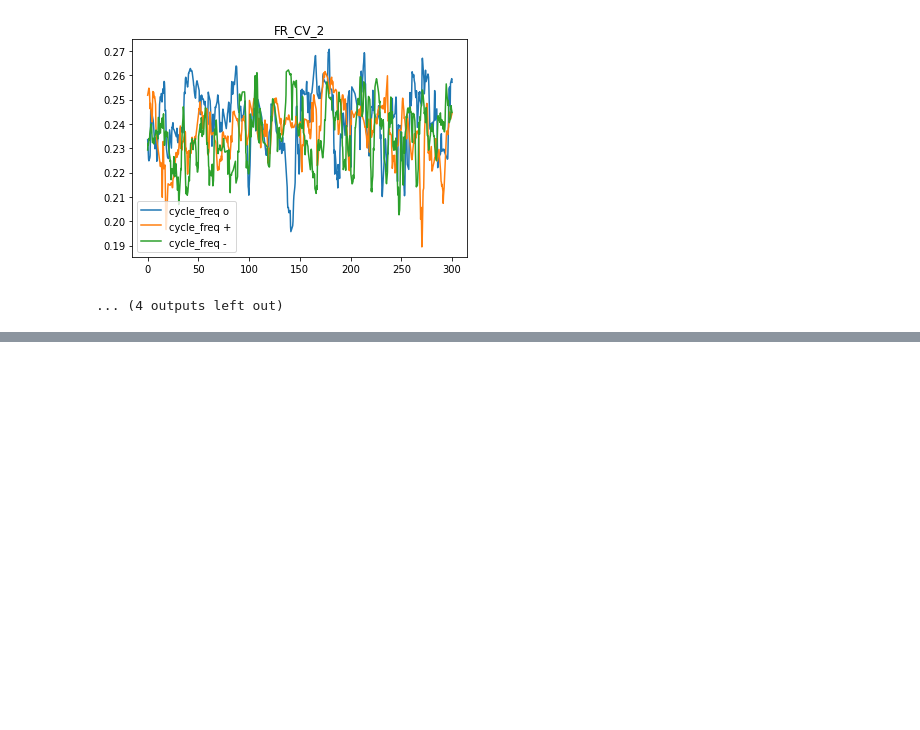
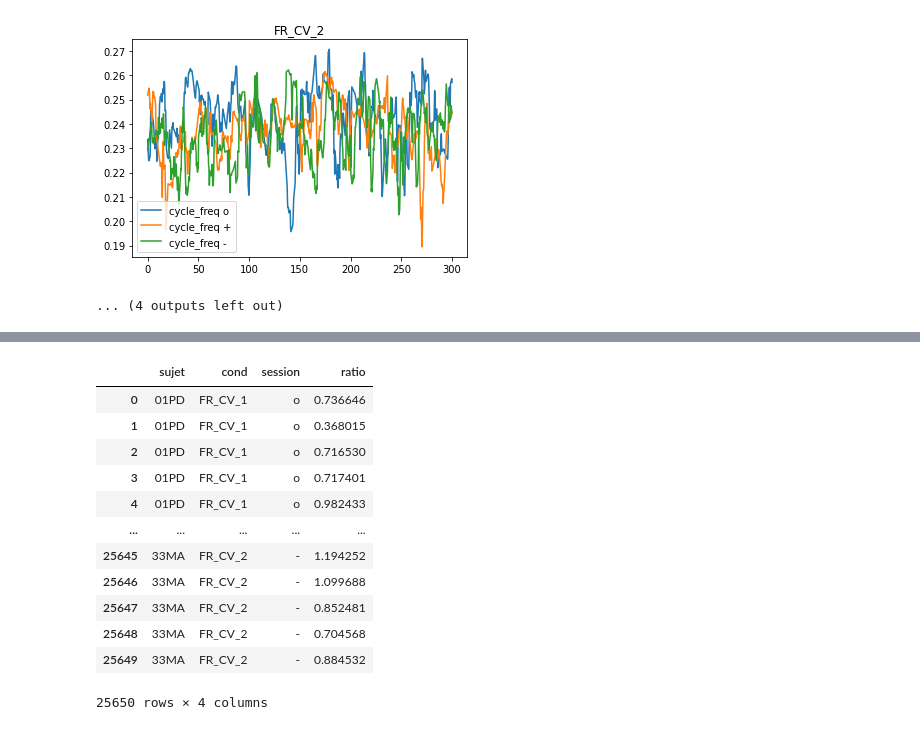
Before and after one commit to JulesGranget/Script_Python_EEG_Paris_git, a Jupyter notebook: n14_respi_analysis.ipynb, the cells around one changed output, grey strips where cells are left out. Saved outputs shown, nothing was run; the diff lists cells and outputs as text; code cells hidden in the pictures; blank space fills up the shorter version.

```diff
--- a/n14_respi_analysis.ipynb
+++ b/n14_respi_analysis.ipynb
@@ -209,0 +262,16 @@ for metric in metric_list:
+# %%
+df_allsujet_ratio
+# %% [output]
+|  | sujet | cond | session | ratio |
+| 0 | 01PD | FR_CV_1 | o | 0.736646 |
+| 1 | 01PD | FR_CV_1 | o | 0.368015 |
+| 2 | 01PD | FR_CV_1 | o | 0.716530 |
+| 3 | 01PD | FR_CV_1 | o | 0.717401 |
+| 4 | 01PD | FR_CV_1 | o | 0.982433 |
+| ... | ... | ... | ... | ... |
+| 25645 | 33MA | FR_CV_2 | - | 1.194252 |
+| 25646 | 33MA | FR_CV_2 | - | 1.099688 |
+| 25647 | 33MA | FR_CV_2 | - | 0.852481 |
+| 25648 | 33MA | FR_CV_2 | - | 0.704568 |
+| 25649 | 33MA | FR_CV_2 | - | 0.884532 |
+25650 rows × 4 columns
```
Also changed, not shown: parts of 7 cells of this notebook, 8 other files.
